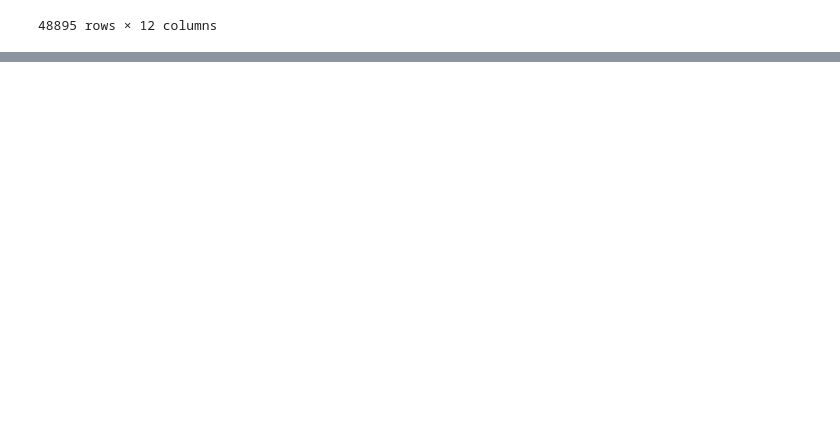
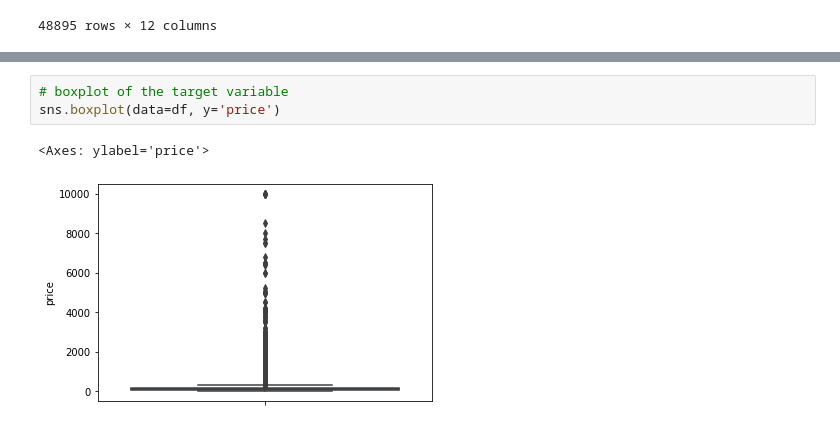
Before and after one commit to ValentinMaeurer24/EnsembleLearning, a Jupyter notebook: Airbnb/AirbnbEnsembleLearning.ipynb, the cells around one changed output, grey strips where cells are left out. Drawn from its saved outputs; the diff is of its cells as text; blank space fills up the shorter version.

```diff
--- a/Airbnb/AirbnbEnsembleLearning.ipynb
+++ b/Airbnb/AirbnbEnsembleLearning.ipynb
@@ -143,0 +152,6 @@ df
+# %%
+# boxplot of the target variable
+sns.boxplot(data=df, y='price')
+# %% [output]
+<Axes: ylabel='price'>
+[figure, added]
```
Also changed, not shown: parts of 9 cells of this notebook.
